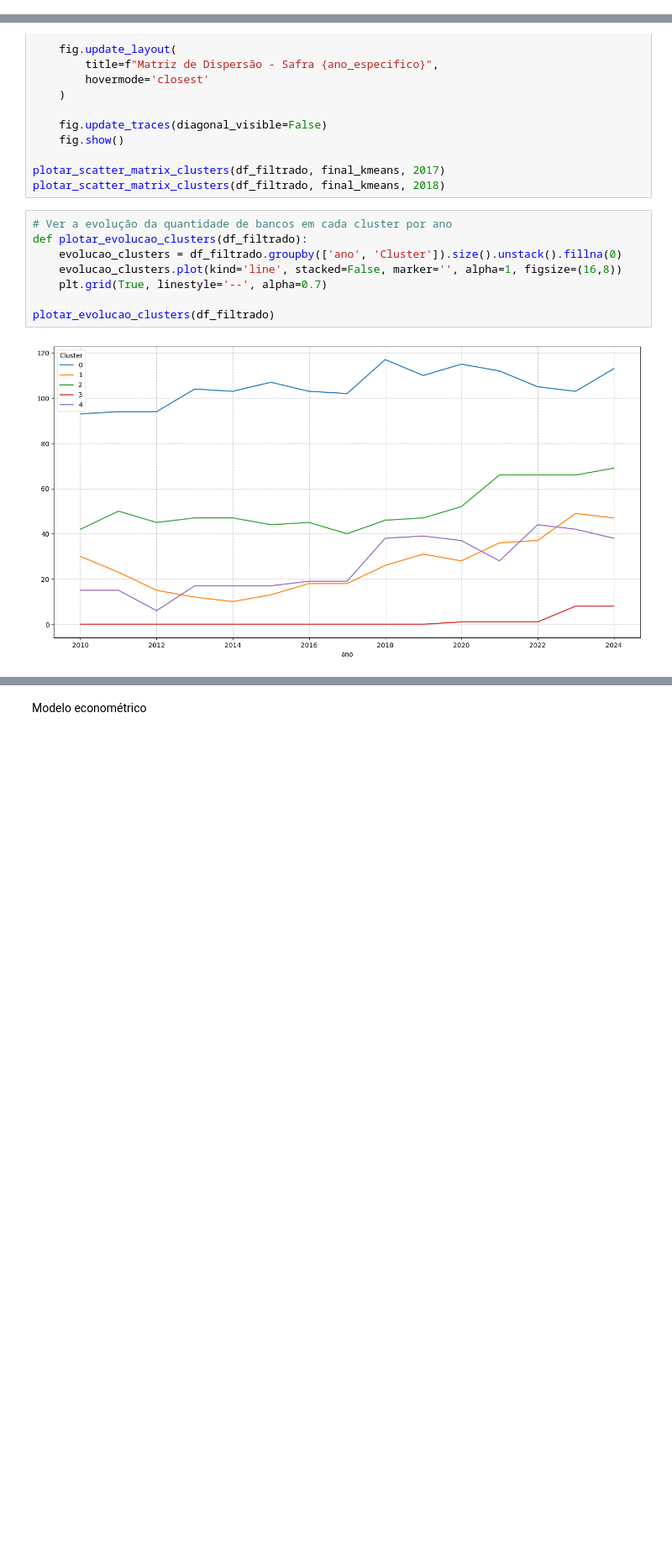
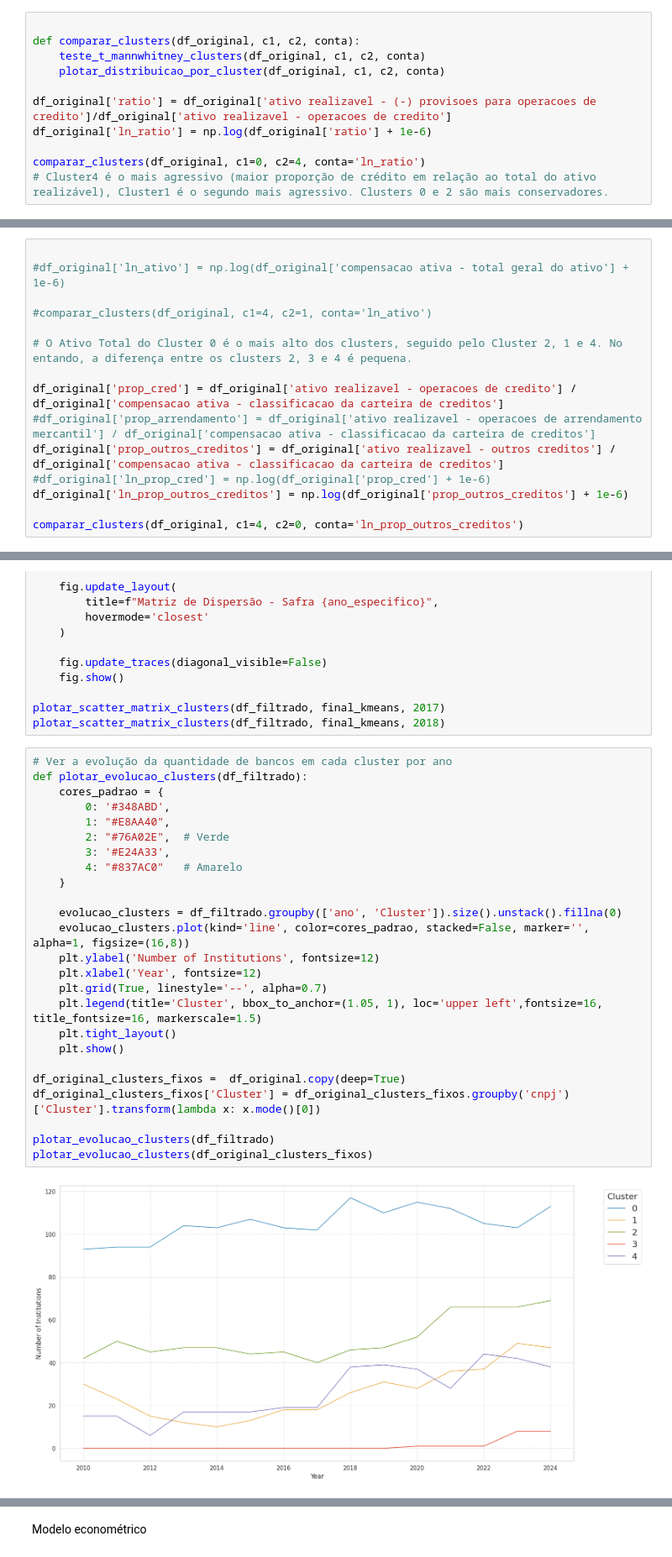
Before and after one commit to hspassos/banking, a Jupyter notebook: statistical_modelling.ipynb, the cells around one changed output, grey strips where cells are left out. Shown at 84% size. Drawn from its saved outputs; the diff is of its cells as text; blank space fills up the shorter version.

Commit message:
análises de clusters e modelagem

```diff
--- a/statistical_modelling.ipynb
+++ b/statistical_modelling.ipynb
@@ -645,0 +748,11 @@ plotar_heatmap_perfil_clusters(df_filtrado, kruskal)
+# %%
+
+def comparar_clusters(df_original, c1, c2, conta):
+    teste_t_mannwhitney_clusters(df_original, c1, c2, conta)
+    plotar_distribuicao_por_cluster(df_original, c1, c2, conta)
+
+df_original['ratio'] = df_original['ativo realizavel - (-) provisoes para operacoes de credito']/df_original['ativo realizavel - operacoes de credito']
+df_original['ln_ratio'] = np.log(df_original['ratio'] + 1e-6)
+
+comparar_clusters(df_original, c1=0, c2=4, conta='ln_ratio')
+# Cluster4 é o mais agressivo (maior proporção de crédito em relação ao total do ativo realizável), Cluster1 é o segundo mais agressivo. Clusters 0 e 2 são mais conservadores.
@@ -645,0 +773,15 @@ plotar_heatmap_perfil_clusters(df_filtrado, kruskal)
+# %%
+
+#df_original['ln_ativo'] = np.log(df_original['compensacao ativa - total geral do ativo'] + 1e-6)
+
+#comparar_clusters(df_original, c1=4, c2=1, conta='ln_ativo')
+
+# O Ativo Total do Cluster 0 é o mais alto dos clusters, seguido pelo Cluster 2, 1 e 4. No entando, a diferença entre os clusters 2, 3 e 4 é pequena.
+
+df_original['prop_cred'] = df_original['ativo realizavel - operacoes de credito'] / df_original['compensacao ativa - classificacao da carteira de creditos']
+#df_original['prop_arrendamento'] = df_original['ativo realizavel - operacoes de arrendamento mercantil'] / df_original['compensacao ativa - classificacao da carteira de creditos']
+df_original['prop_outros_creditos'] = df_original['ativo realizavel - outros creditos'] / df_original['compensacao ativa - classificacao da carteira de creditos']
+#df_original['ln_prop_cred'] = np.log(df_original['prop_cred'] + 1e-6)
+df_original['ln_prop_outros_creditos'] = np.log(df_original['prop_outros_creditos'] + 1e-6)
+
+comparar_clusters(df_original, c1=4, c2=0, conta='ln_prop_outros_creditos')
@@ -747,10 +1071,27 @@ plotar_scatter_matrix_clusters(df_filtrado, final_kmeans, 2018)
 # %%
 # Ver a evolução da quantidade de bancos em cada cluster por ano
 def plotar_evolucao_clusters(df_filtrado):
+    cores_padrao = {
+        0: '#348ABD',
+        1: "#E8AA40",
+        2: "#76A02E",  # Verde
+        3: '#E24A33',
+        4: "#837AC0"   # Amarelo
+    }
+
     evolucao_clusters = df_filtrado.groupby(['ano', 'Cluster']).size().unstack().fillna(0)
-    evolucao_clusters.plot(kind='line', stacked=False, marker='', alpha=1, figsize=(16,8))
+    evolucao_clusters.plot(kind='line', color=cores_padrao, stacked=False, marker='', alpha=1, figsize=(16,8))
+    plt.ylabel('Number of Institutions', fontsize=12)
+    plt.xlabel('Year', fontsize=12)
     plt.grid(True, linestyle='--', alpha=0.7)
+    plt.legend(title='Cluster', bbox_to_anchor=(1.05, 1), loc='upper left',fontsize=16, title_fontsize=16, markerscale=1.5)
+    plt.tight_layout()
+    plt.show()
+
+df_original_clusters_fixos =  df_original.copy(deep=True)
+df_original_clusters_fixos['Cluster'] = df_original_clusters_fixos.groupby('cnpj')['Cluster'].transform(lambda x: x.mode()[0])
 
 plotar_evolucao_clusters(df_filtrado)
+plotar_evolucao_clusters(df_original_clusters_fixos)
 # %% [output]
-[figure, old version]
+[figure, new version]
```
Also changed, not shown: parts of 19 cells of this notebook, 11 other files.
